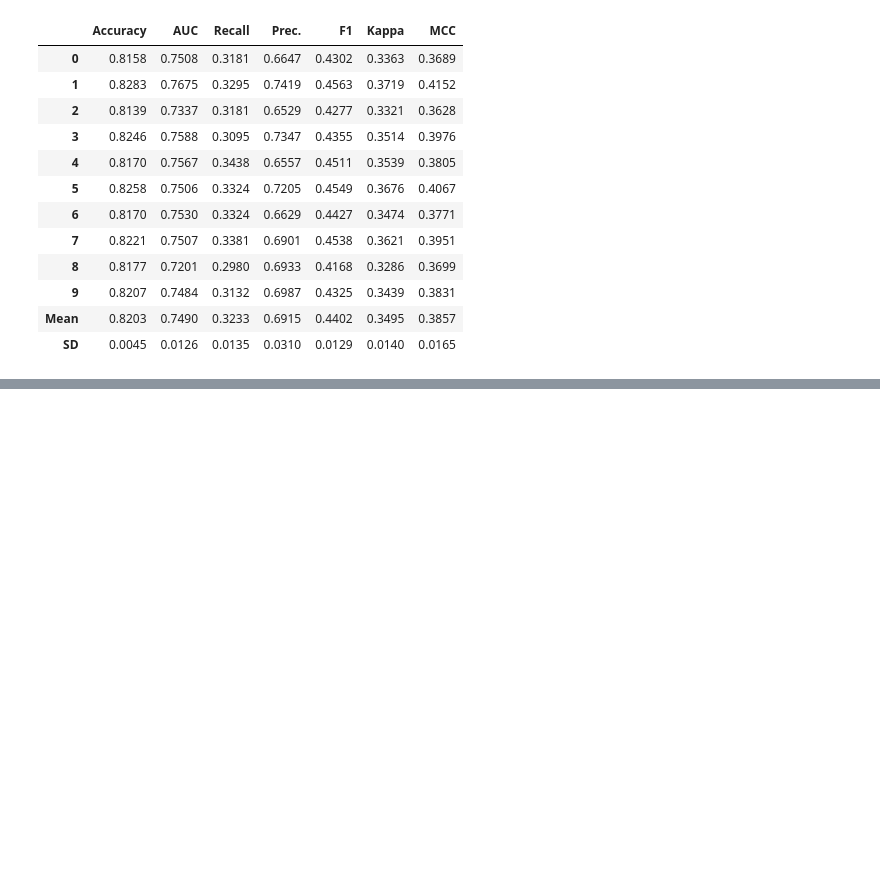
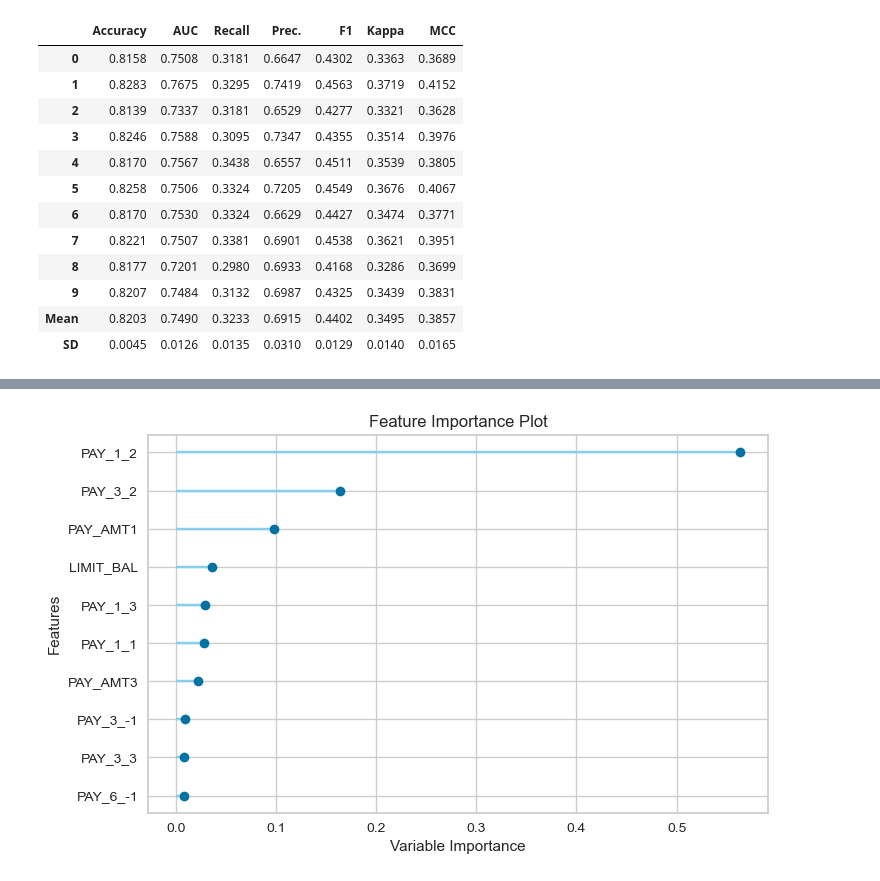
Before and after one commit to i4seeu/classification_algo, a Jupyter notebook: binary_classification.ipynb, the cells around one changed output, grey strips where cells are left out. Saved outputs shown, nothing was run; the diff lists cells and outputs as text; code cells hidden in the pictures; blank space fills up the shorter version.

```diff
--- a/binary_classification.ipynb
+++ b/binary_classification.ipynb
@@ -214,0 +223,4 @@ tuned_rf = tune_model(rf)
+# %%
+plot_model(tuned_rf, plot='feature')
+# %% [output]
+[figure, added]
```
Also changed, not shown: parts of 11 cells of this notebook, 2 other files.
